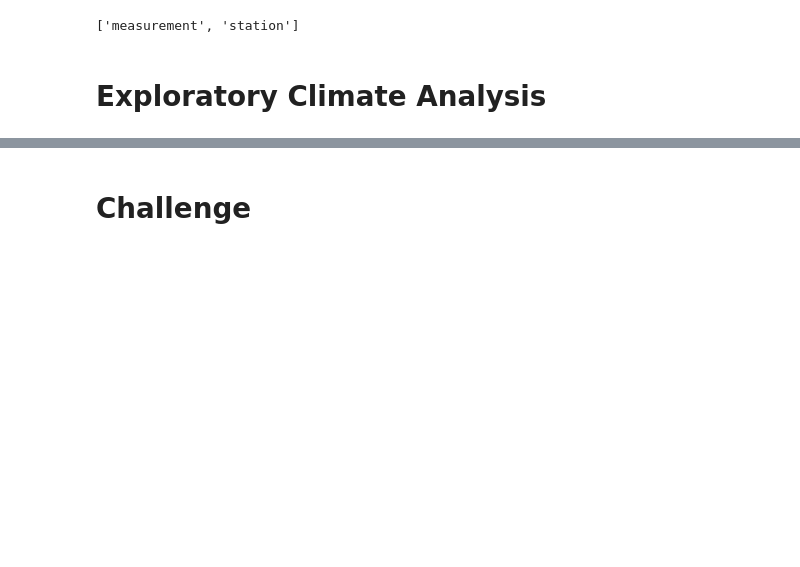
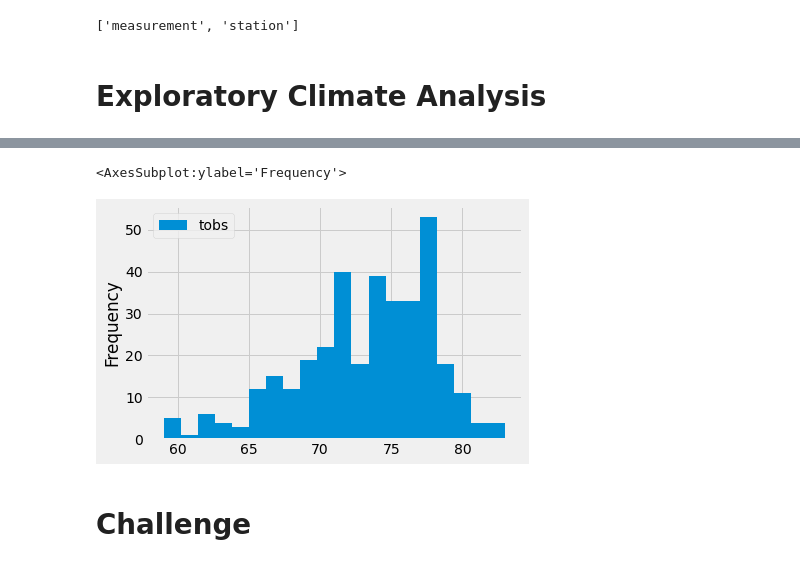
Before and after one commit to FIRE-Phoebe/Surf-Up-Business-Analysis, a Jupyter notebook: climate_analysis.ipynb, the cells around one changed output, grey strips where cells are left out. Saved outputs shown, nothing was run; the diff lists cells and outputs as text; code cells hidden in the pictures; blank space fills up the shorter version.

```diff
--- a/climate_analysis.ipynb
+++ b/climate_analysis.ipynb
@@ -65,3 +163,8 @@ session= Session(engine)
+# %%
+df.plot.hist(bins=20)
+# %% [output]
+<AxesSubplot:ylabel='Frequency'>
+[figure, added]
 # %%
 # Write a function called `calc_temps` that will accept start date and end date in the format '%Y-%m-%d'
 # and return the minimum, average, and maximum temperatures for that range of dates
```
Also changed, not shown: parts of 8 cells of this notebook.
